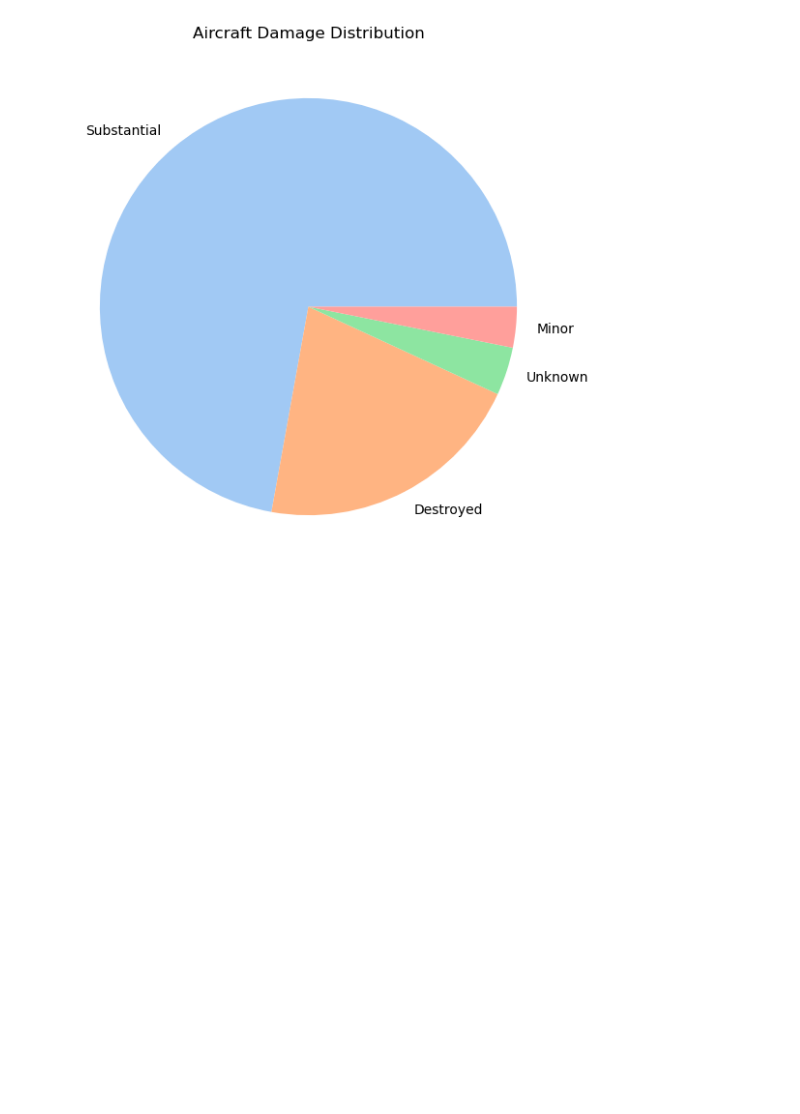
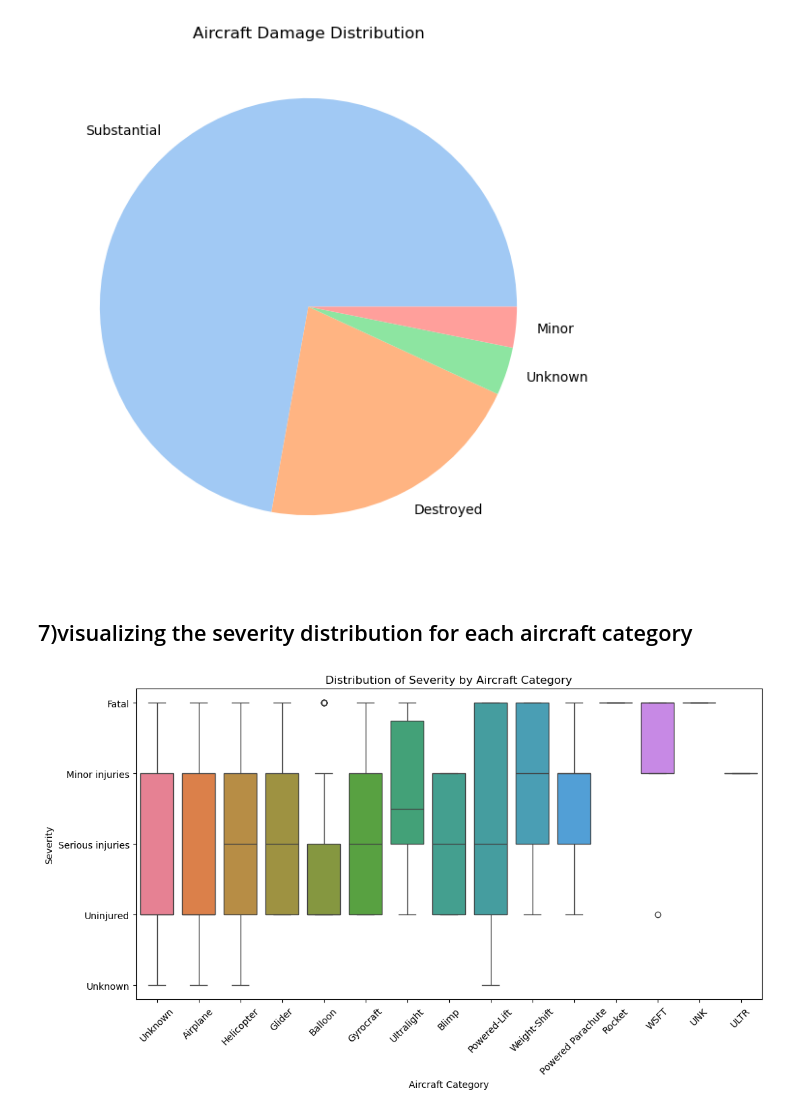
Before and after one commit to FAITHKAMANDE/AviData-Analytics, a Jupyter notebook: NoteBook.ipynb, the cells around one changed output. Saved outputs shown, nothing was run; the diff lists cells and outputs as text; code cells hidden in the pictures; blank space fills up the shorter version.

```diff
--- a/NoteBook.ipynb
+++ b/NoteBook.ipynb
@@ -1157,3 +1153,15 @@ plt.title("Aircraft Damage Distribution")
 plt.show()
 # %% [output]
 [figure]
+# %% [markdown]
+## 7)visualizing the severity distribution for each aircraft category
+# %%
+plt.figure(figsize=(12, 6))
+sns.boxplot(data=avidatacopy, x="Aircraft.Category", y="Severity",hue="Aircraft.Category")
+plt.title("Distribution of Severity by Aircraft Category")
+plt.xlabel("Aircraft Category")
+plt.ylabel("Severity")
+plt.xticks(rotation=45)
+plt.show()
+# %% [output]
+[figure, added]
```
Also changed, not shown: parts of 1 cell of this notebook.
